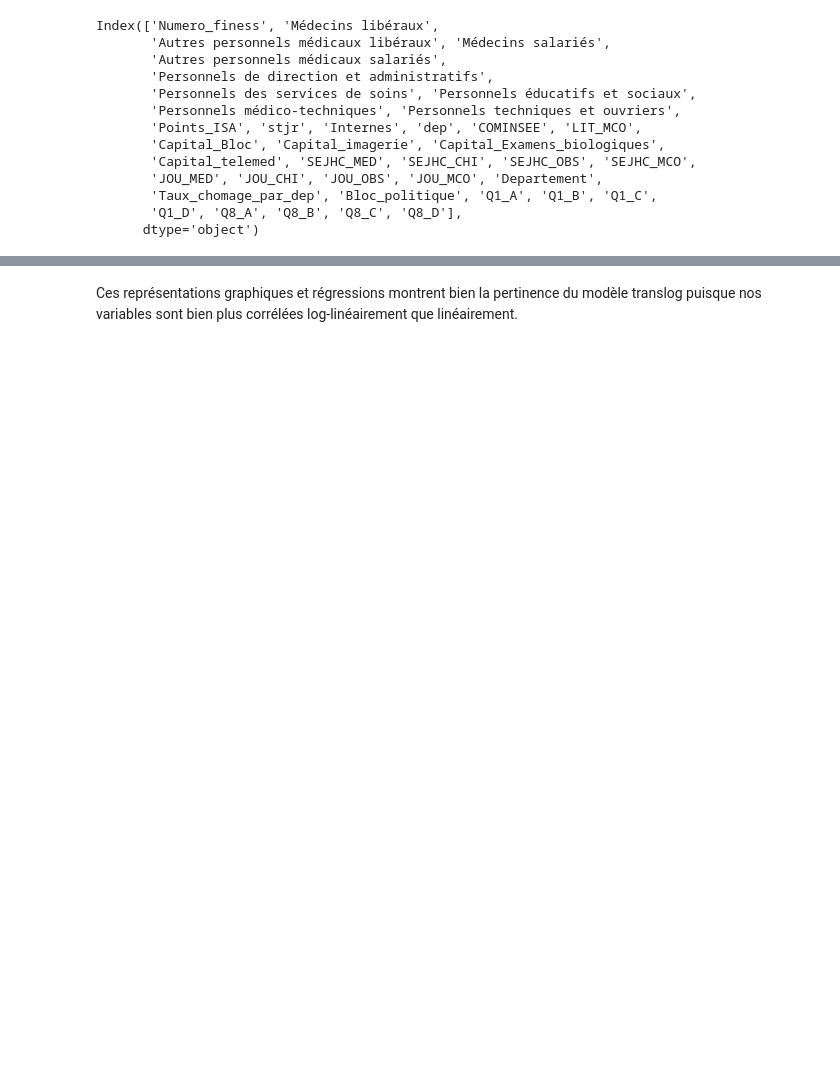
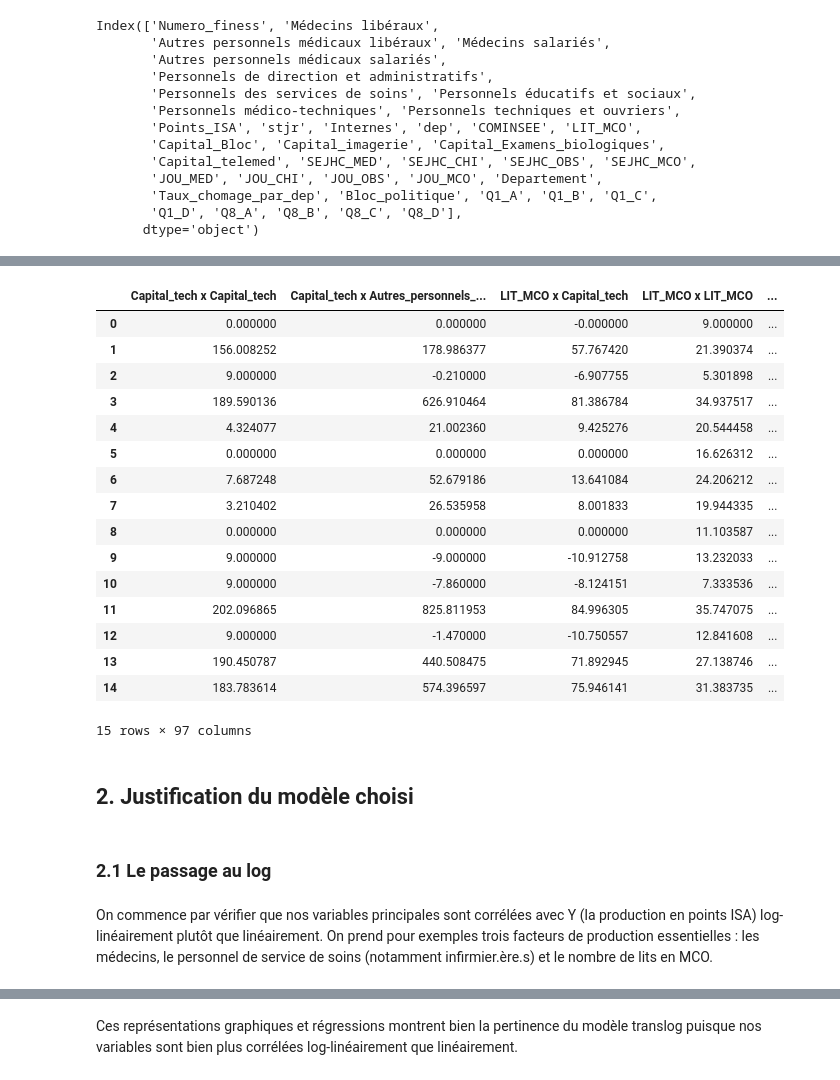
Before and after one commit to VincianeDesbois/Hopitaux_Production, a Jupyter notebook: Application du modèle.ipynb, the cells around one changed output, grey strips where cells are left out. Cells and saved outputs as stored; diff of their text form; code cells hidden in the pictures; blank space fills up the shorter version.

```diff
--- a/Application du modèle.ipynb
+++ b/Application du modèle.ipynb
@@ -115 +162,41 @@ Name: Points_ISA, Length: 1155, dtype: float64
+# %%
+dfm = df_log.copy()
+for i in ['Médecins', 'Autres_personnels_médicaux',
+            'Personnels de direction et administratifs',
+            'Personnels des services de soins', 'Personnels éducatifs et sociaux',
+            'Personnels médico-techniques', 'Personnels techniques et ouvriers',
+            'Internes', 'LIT_MCO','Capital_tech']:
+    for j in ['Médecins', 'Autres_personnels_médicaux',
+            'Personnels de direction et administratifs',
+            'Personnels des services de soins', 'Personnels éducatifs et sociaux',
+            'Personnels médico-techniques', 'Personnels techniques et ouvriers',
+            'Internes', 'LIT_MCO','Capital_tech']:
+        if i >= j :
+            dfm.insert(0, i + ' x ' + j, df_log[i]*df_log[j])
+
+dfm.head(15)
+# %% [output]
+|  | Capital_tech x Capital_tech | Capital_tech x Autres_personnels_... | LIT_MCO x Capital_tech | LIT_MCO x LIT_MCO | ... |
+| 0 | 0.000000 | 0.000000 | -0.000000 | 9.000000 | ... |
+| 1 | 156.008252 | 178.986377 | 57.767420 | 21.390374 | ... |
+| 2 | 9.000000 | -0.210000 | -6.907755 | 5.301898 | ... |
+| 3 | 189.590136 | 626.910464 | 81.386784 | 34.937517 | ... |
+| 4 | 4.324077 | 21.002360 | 9.425276 | 20.544458 | ... |
+| 5 | 0.000000 | 0.000000 | 0.000000 | 16.626312 | ... |
+| 6 | 7.687248 | 52.679186 | 13.641084 | 24.206212 | ... |
+| 7 | 3.210402 | 26.535958 | 8.001833 | 19.944335 | ... |
+| 8 | 0.000000 | 0.000000 | 0.000000 | 11.103587 | ... |
+| 9 | 9.000000 | -9.000000 | -10.912758 | 13.232033 | ... |
+| 10 | 9.000000 | -7.860000 | -8.124151 | 7.333536 | ... |
+| 11 | 202.096865 | 825.811953 | 84.996305 | 35.747075 | ... |
+| 12 | 9.000000 | -1.470000 | -10.750557 | 12.841608 | ... |
+| 13 | 190.450787 | 440.508475 | 71.892945 | 27.138746 | ... |
+| 14 | 183.783614 | 574.396597 | 75.946141 | 31.383735 | ... |
+15 rows × 97 columns
+# %% [markdown]
+## 2. Justification du modèle choisi
+# %% [markdown]
+### 2.1 Le passage au log
+# %% [markdown]
+On commence par vérifier que nos variables principales sont corrélées avec Y (la production en points ISA) log-linéairement plutôt que linéairement. On prend pour exemples trois facteurs de production essentielles : les médecins, le personnel de service de soins (notamment infirmier.ère.s) et le nombre de lits en MCO.
 # %%
```
Also changed, not shown: parts of 44 cells of this notebook.
